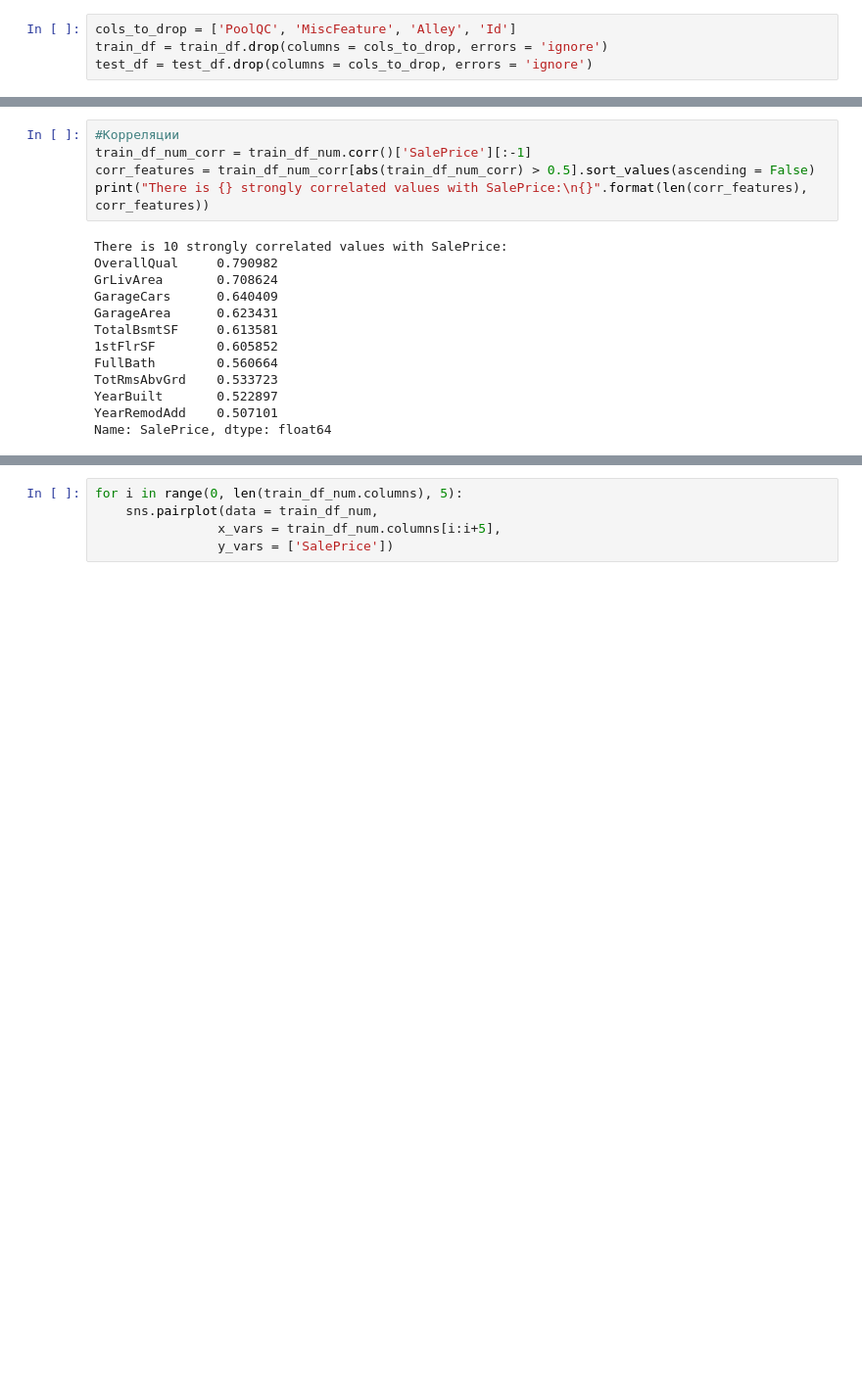
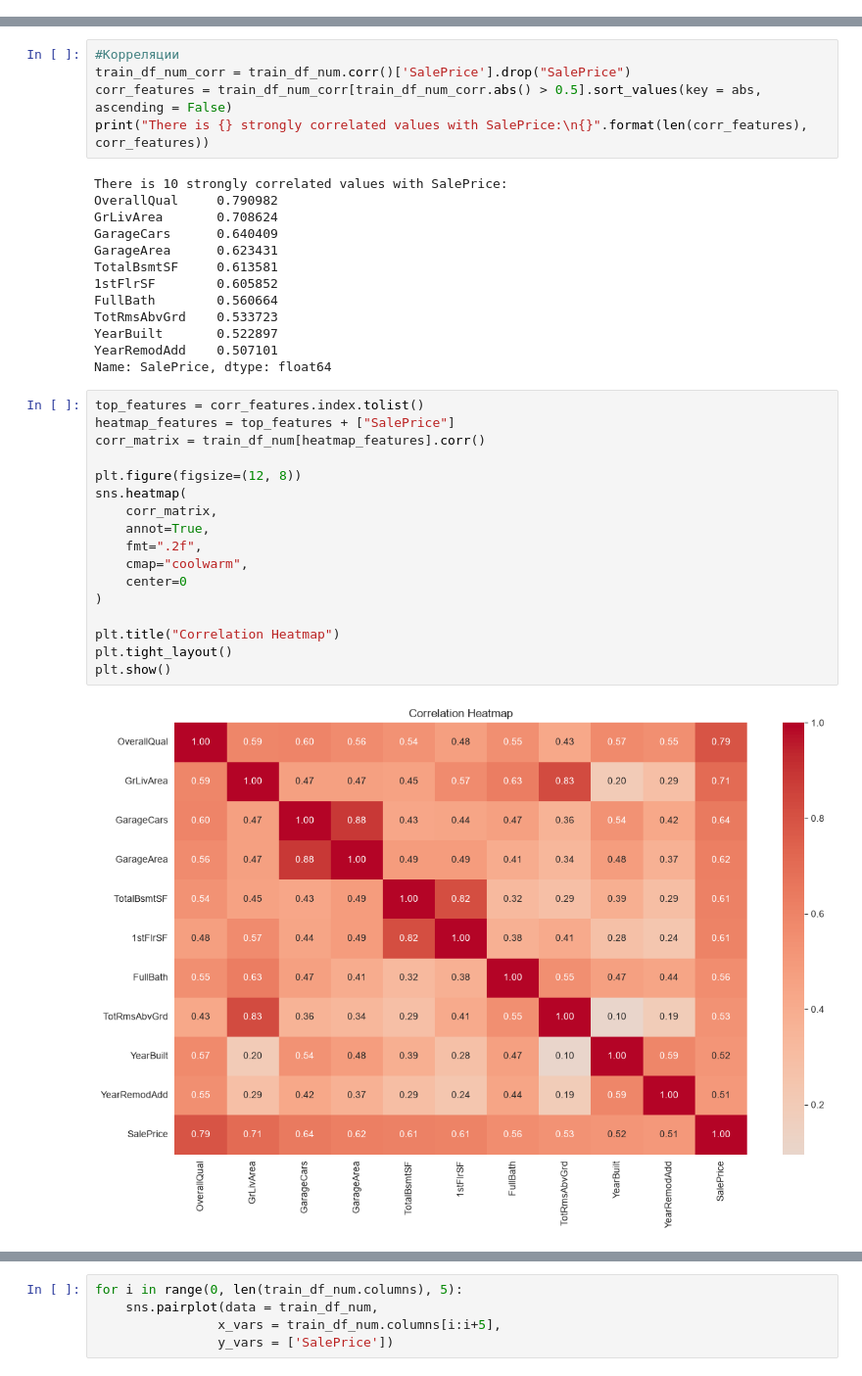
Before and after one commit to Polina-Novichkova/house-prices-ml-pipeline, a Jupyter notebook: notebooks/eda.ipynb, the cells around one changed output, grey strips where cells are left out. Shown at 98% size. Saved outputs shown, nothing was run; the diff lists cells and outputs as text; blank space fills up the shorter version.

```diff
--- a/notebooks/eda.ipynb
+++ b/notebooks/eda.ipynb
@@ -149,10 +149,6 @@ Data columns (total 81 columns):
  80  SalePrice      1460 non-null   int64
 dtypes: float64(3), int64(35), str(43)
 memory usage: 924.0 KB
-# %%
-cols_to_drop = ['PoolQC', 'MiscFeature', 'Alley', 'Id']
-train_df = train_df.drop(columns = cols_to_drop, errors = 'ignore')
-test_df = test_df.drop(columns = cols_to_drop, errors = 'ignore')
 # %%
 train_df_num = train_df.select_dtypes(include = ['float64', 'int64'])
 train_df_num.head()
@@ -186,8 +182,8 @@ array([[<Axes: title={'center': 'MSSubClass'}>,
 [figure]
 # %%
 #Корреляции
-train_df_num_corr = train_df_num.corr()['SalePrice'][:-1]
-corr_features = train_df_num_corr[abs(train_df_num_corr) > 0.5].sort_values(ascending = False)
+train_df_num_corr = train_df_num.corr()['SalePrice'].drop("SalePrice")
+corr_features = train_df_num_corr[train_df_num_corr.abs() > 0.5].sort_values(key = abs, ascending = False)
 print("There is {} strongly correlated values with SalePrice:\n{}".format(len(corr_features), corr_features))
 # %% [output]
 There is 10 strongly correlated values with SalePrice:
@@ -202,3 +198,22 @@ TotRmsAbvGrd    0.533723
 YearBuilt       0.522897
 YearRemodAdd    0.507101
 Name: SalePrice, dtype: float64
+# %%
+top_features = corr_features.index.tolist()
+heatmap_features = top_features + ["SalePrice"]
+corr_matrix = train_df_num[heatmap_features].corr()
+
+plt.figure(figsize=(12, 8))
+sns.heatmap(
+    corr_matrix,
+    annot=True,
+    fmt=".2f",
+    cmap="coolwarm",
+    center=0
+)
+
+plt.title("Correlation Heatmap")
+plt.tight_layout()
+plt.show()
+# %% [output]
+[figure, added]
```
Also changed, not shown: parts of 17 cells of this notebook, 1 other file.
